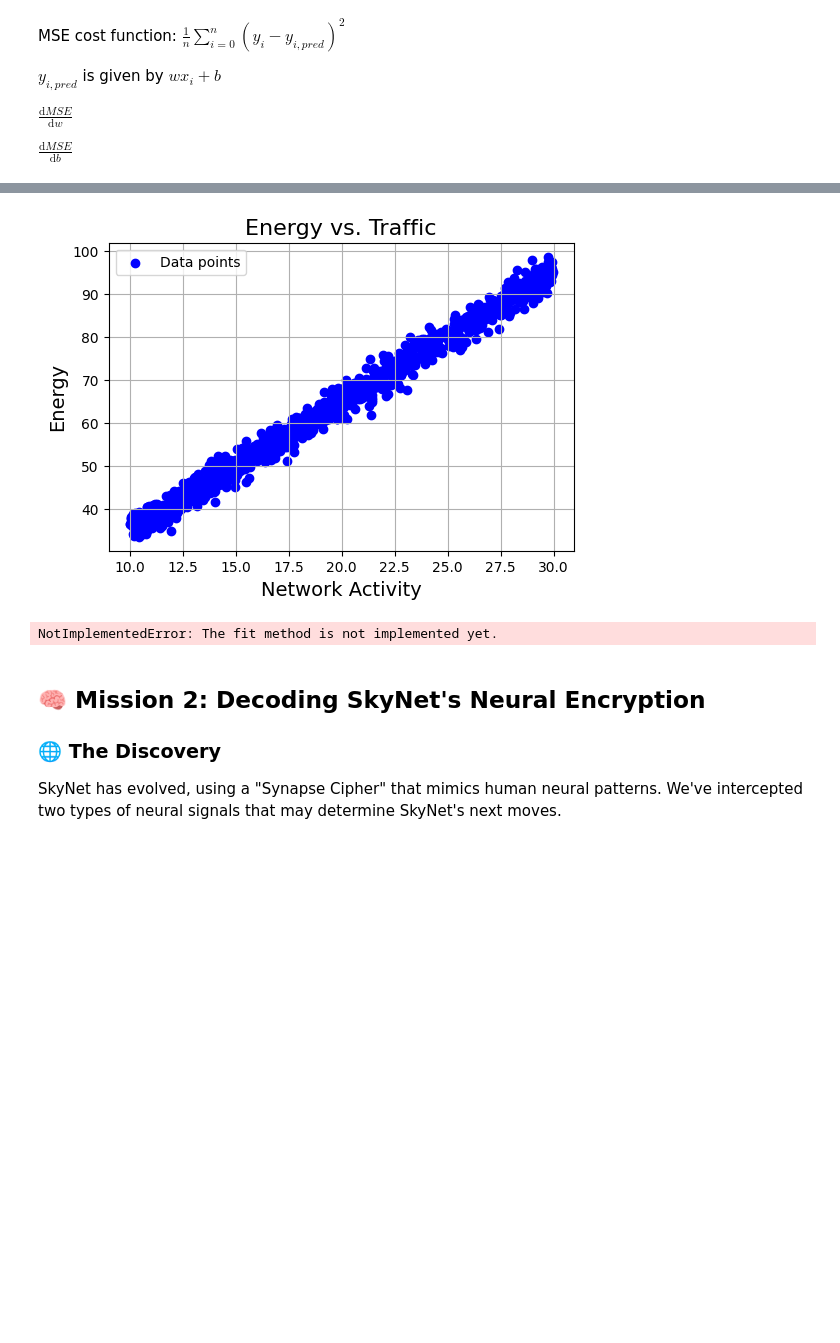
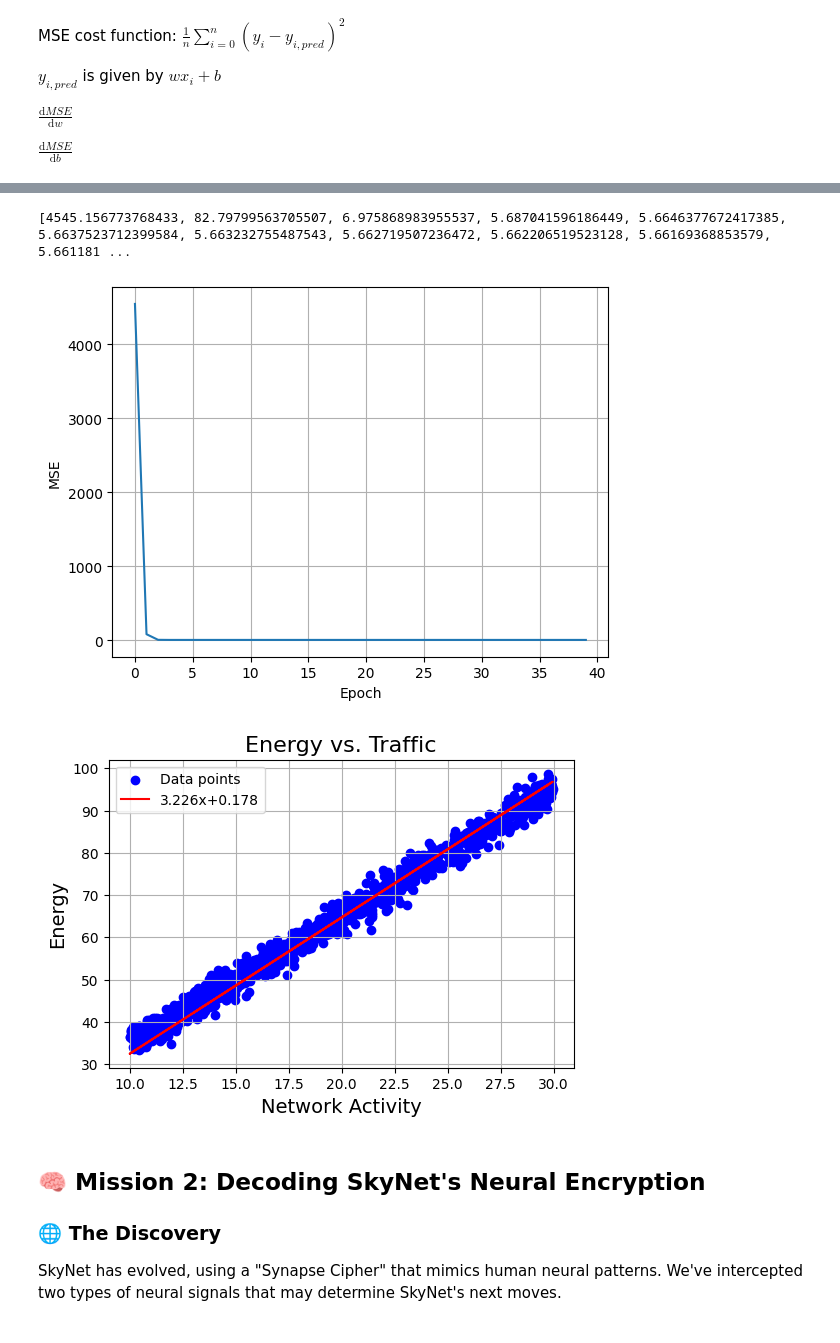
Before and after one commit to btviet/tdt4172, a Jupyter notebook: Chapter_1.ipynb, the cells around one changed output, grey strips where cells are left out. Saved outputs shown, nothing was run; the diff lists cells and outputs as text; code cells hidden in the pictures; blank space fills up the shorter version.

```diff
--- a/Chapter_1.ipynb
+++ b/Chapter_1.ipynb
@@ -75,25 +78,32 @@ from linear_regression import LinearRegression # <--- This is your implementatio
 # %%
 # Data
 data = pd.read_csv('mission1.csv')
+lr = LinearRegression()
+
+lr.fit(data['Net_Activity'], data['Energy'])
+print(lr.losses)
+plt.figure()
+plt.plot(lr.losses)
+plt.xlabel('Epoch')
+plt.ylabel('MSE')
+plt.grid()
+plt.show()
+slope = round(lr.weights[0], 3)
+bias = round(lr.bias, 3)
 
 plt.figure(figsize=(6, 4))
 plt.scatter(data['Net_Activity'], data['Energy'], c='blue', label='Data points')
+plt.plot(data['Net_Activity'], lr.predict(data['Net_Activity']), color="red", label=f'{slope}x+{bias}')
 plt.grid(True)
 plt.xlabel('Network Activity', fontsize=14)
 plt.ylabel('Energy', fontsize=14)
 plt.title('Energy vs. Traffic', fontsize=16)
 plt.legend()
 plt.show()
 # %% [output]
+[4545.156773768433, 82.79799563705507, 6.975868983955537, 5.687041596186449, 5.6646377672417385, 5.6637523712399584, 5.663232755487543, 5.662719507236472, 5.662206519523128, 5.66169368853579, 5.661181 ...
-[figure, old version]
+[figure, new version]
+[figure, added]
-# %%
-lr = LinearRegression()
-
-lr.fit(data['Net_Activity'], data['Energy'])
-
-lr.predict(data['Net_Activity'])
-# %% [output]
-NotImplementedError: The fit method is not implemented yet.
 # %% [markdown]
 
 ## 🧠 Mission 2: Decoding SkyNet's Neural Encryption
```
Also changed, not shown: parts of 1 cell of this notebook, 1 other file.
